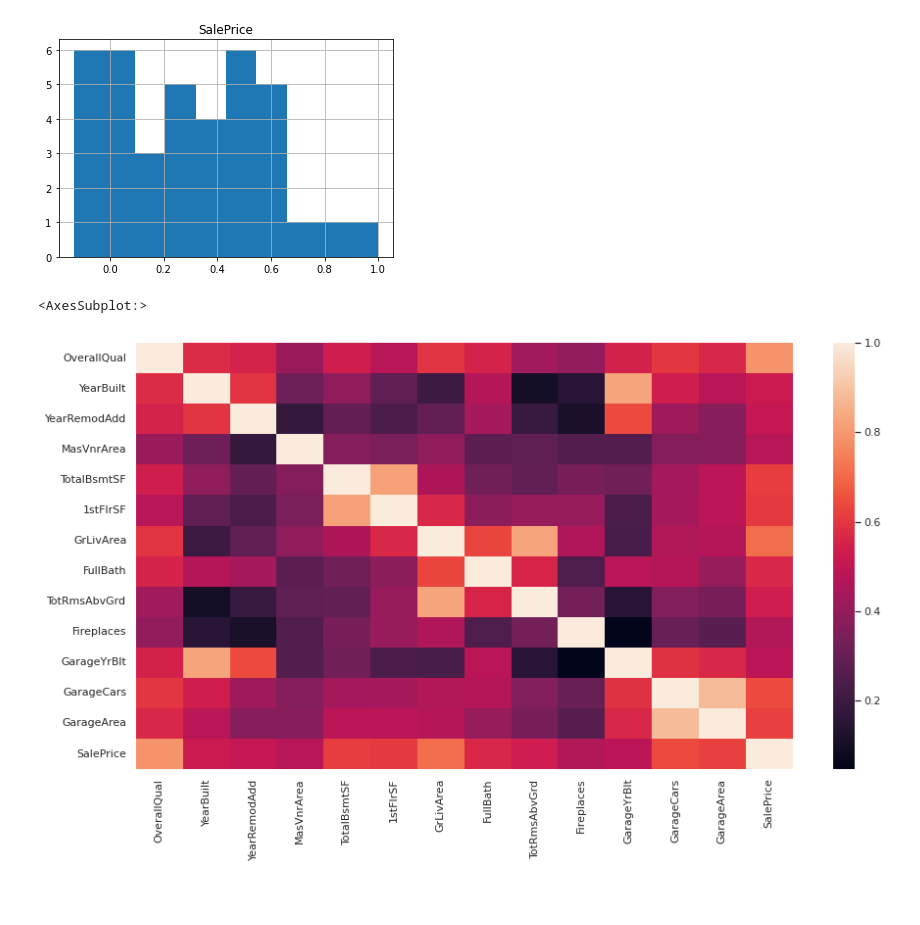
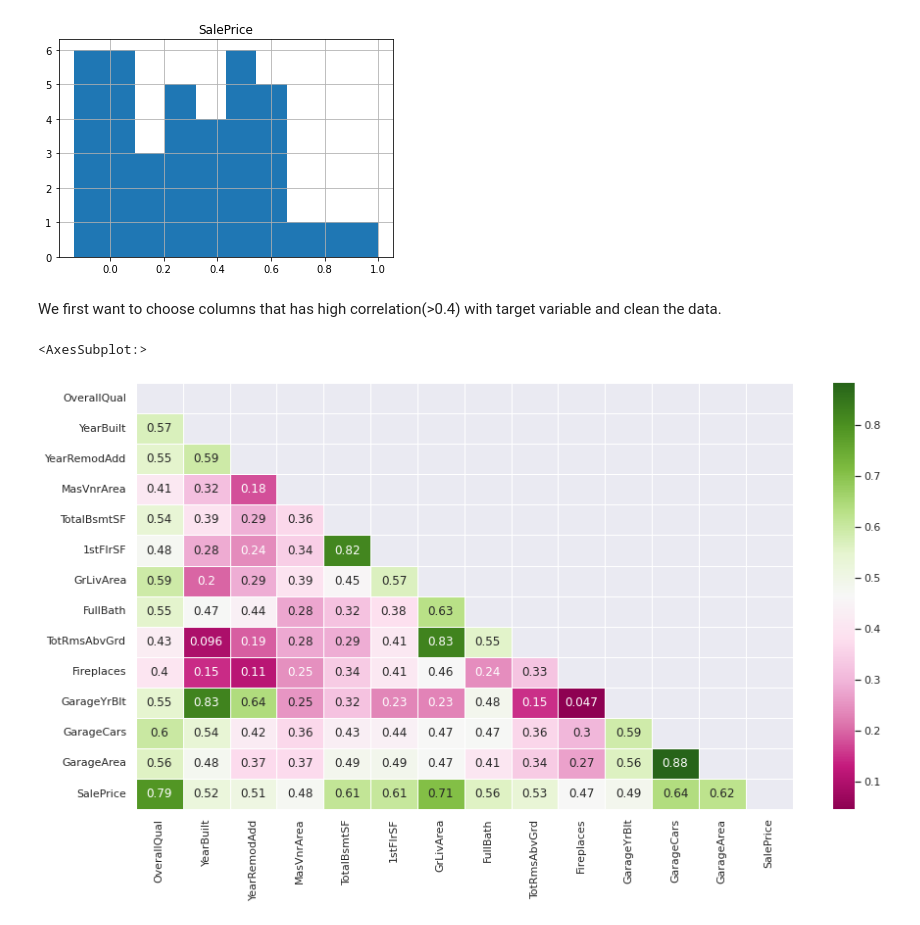
Before and after one commit to gihonglee/hosing_price_prediction, a Jupyter notebook: housing-price-prediction.ipynb, the cells around one changed output. Cells and saved outputs as stored; diff of their text form; code cells hidden in the pictures; blank space fills up the shorter version.

Commit message:
Kaggle Notebook | Housing_Price_Prediction | Version 4

```diff
--- a/housing-price-prediction.ipynb
+++ b/housing-price-prediction.ipynb
@@ -99,9 +116,12 @@ corr_vec.hist()
 # %% [output]
 array([[<AxesSubplot:title={'center':'SalePrice'}>]], dtype=object)
 [figure]
+# %% [markdown]
+We first want to choose columns that has high correlation(>0.4) with target variable and clean the data.
 # %%
 sns.set(rc = {'figure.figsize':(15,8)})
-sns.heatmap(train_df[corr_vec[corr_vec['SalePrice'] > 0.4].index].corr())
+matrix = np.triu(train_df[corr_vec[corr_vec['SalePrice'] > 0.4].index].corr())
+sns.heatmap(train_df[corr_vec[corr_vec['SalePrice'] > 0.4].index].corr(), annot=True,linewidth=.8, mask=matrix, cmap='PiYG')
 # %% [output]
 <AxesSubplot:>
-[figure, old version]
+[figure, new version]
```
Also changed, not shown: parts of 4 cells of this notebook.
